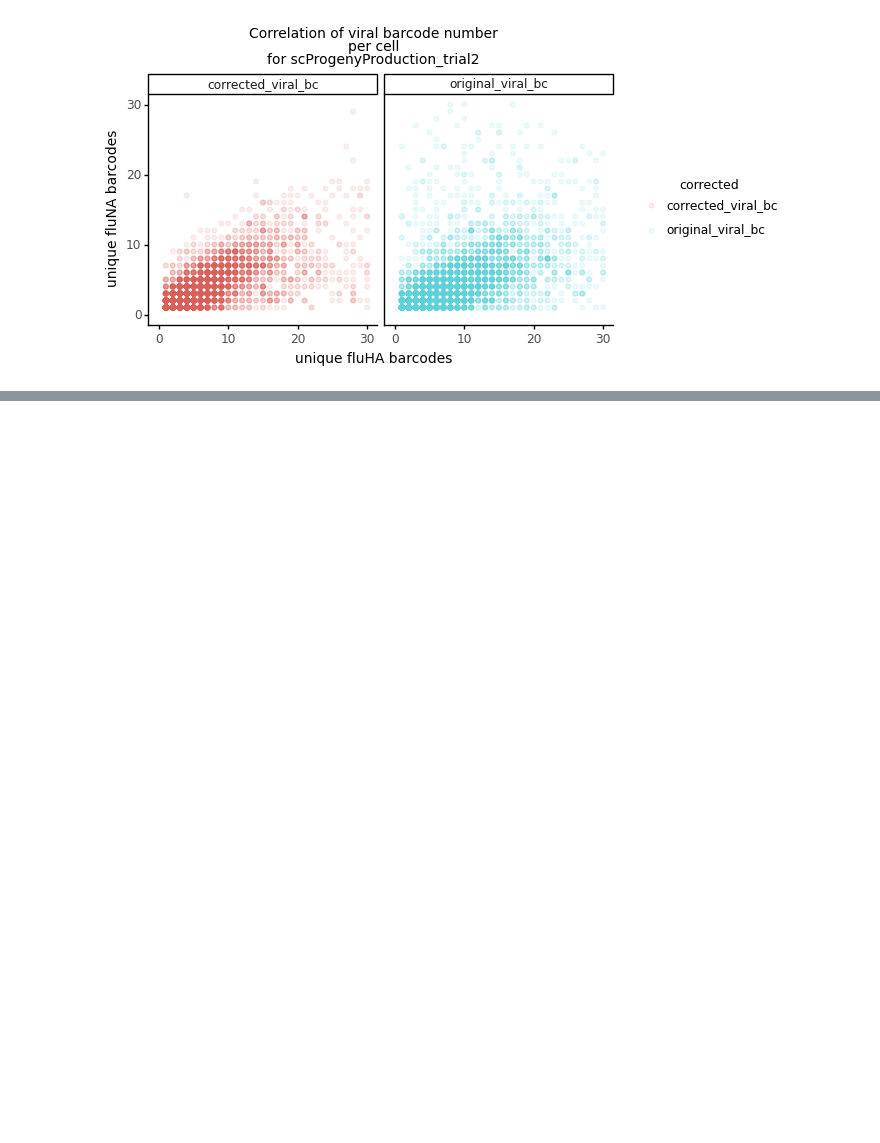
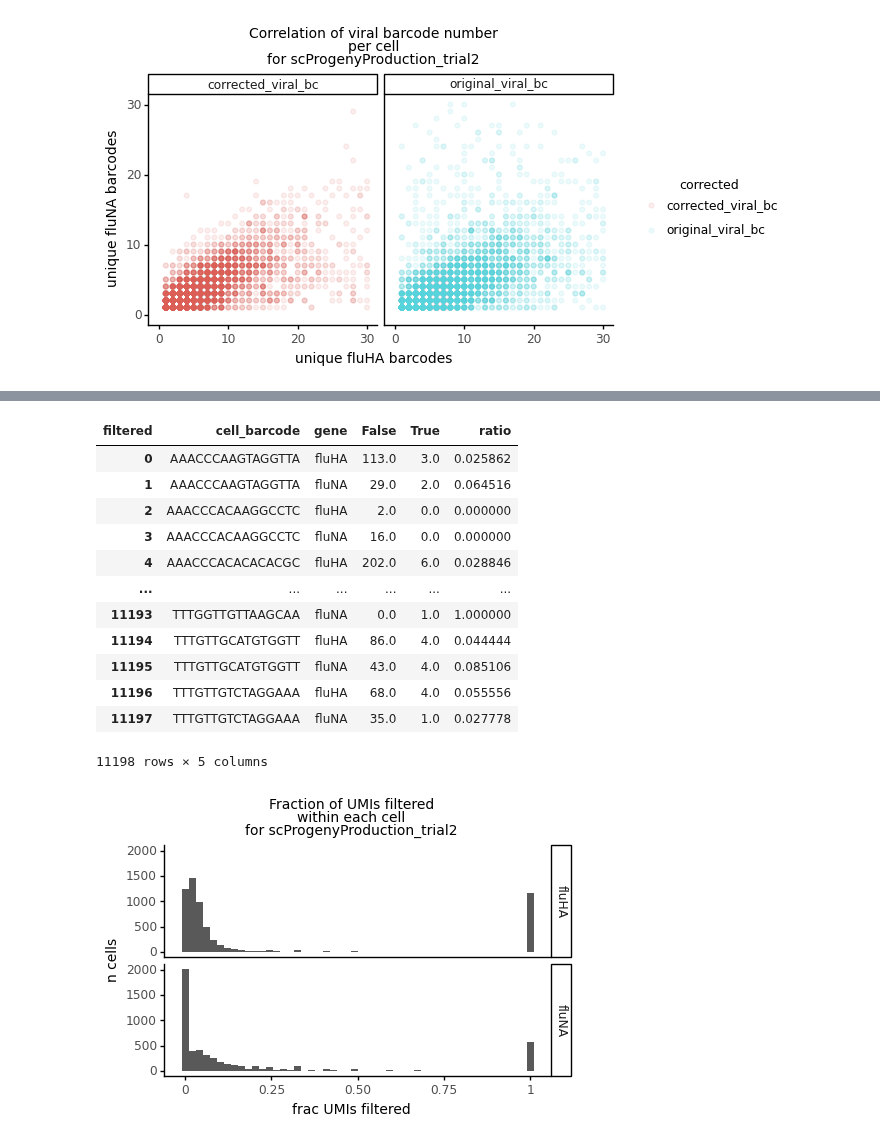
Before and after one commit to jbloomlab/barcoded_flu_pdmH1N1, a Jupyter notebook: viral_barcode_consensus_by_cell.py.ipynb, the cells around one changed output, grey strips where cells are left out. Drawn from its saved outputs; the diff is of its cells as text; code cells hidden in the pictures; blank space fills up the shorter version.

```diff
--- a/viral_barcode_consensus_by_cell.py.ipynb
+++ b/viral_barcode_consensus_by_cell.py.ipynb
@@ -347,0 +384,51 @@ fig.draw()
+# %%
+filtered_ratios_df = (viral_bc_df
+                     .groupby(['cell_barcode',
+                               'gene',
+                               'filtered'])
+                     .agg(func=np.sum)
+                     .reset_index()
+                     .pivot_table(index=['cell_barcode','gene'],
+                                  columns='filtered',
+                                  values='count_original_viral_bc')
+                     .reset_index()
+                     .fillna(0))
+
+filtered_ratios_df['ratio'] = (filtered_ratios_df[True] /
+                              (filtered_ratios_df[True] +
+                               filtered_ratios_df[False]))
+
+display(filtered_ratios_df)
+
+fig = (p9.ggplot(filtered_ratios_df, p9.aes(x='ratio')) +
+       p9.ggtitle('Fraction of UMIs filtered\n'
+                  'within each cell\n'
+                  f'for {expt}') +
+       p9.geom_histogram(bins=50) +
+       p9.facet_grid('gene~') +
+       p9.theme(figure_size=(5,3),
+                plot_title=p9.element_text(size=10),
+                axis_title=p9.element_text(size=10),
+                legend_title=p9.element_text(size=9),
+                legend_title_align='center') +
+       p9.labs(x='frac UMIs filtered',
+               y='n cells')
+      )
+
+# show plot
+fig.draw()
+# %% [output]
+| filtered | cell_barcode | gene | False | True | ratio |
+| 0 | AAACCCAAGTAGGTTA | fluHA | 113.0 | 3.0 | 0.025862 |
+| 1 | AAACCCAAGTAGGTTA | fluNA | 29.0 | 2.0 | 0.064516 |
+| 2 | AAACCCACAAGGCCTC | fluHA | 2.0 | 0.0 | 0.000000 |
+| 3 | AAACCCACAAGGCCTC | fluNA | 16.0 | 0.0 | 0.000000 |
+| 4 | AAACCCACACACACGC | fluHA | 202.0 | 6.0 | 0.028846 |
+| ... | ... | ... | ... | ... | ... |
+| 11193 | TTTGGTTGTTAAGCAA | fluNA | 0.0 | 1.0 | 1.000000 |
+| 11194 | TTTGTTGCATGTGGTT | fluHA | 86.0 | 4.0 | 0.044444 |
+| 11195 | TTTGTTGCATGTGGTT | fluNA | 43.0 | 4.0 | 0.085106 |
+| 11196 | TTTGTTGTCTAGGAAA | fluHA | 68.0 | 4.0 | 0.055556 |
+| 11197 | TTTGTTGTCTAGGAAA | fluNA | 35.0 | 1.0 | 0.027778 |
+11198 rows × 5 columns
+[figure, added]
```
Also changed, not shown: parts of 6 cells of this notebook.
